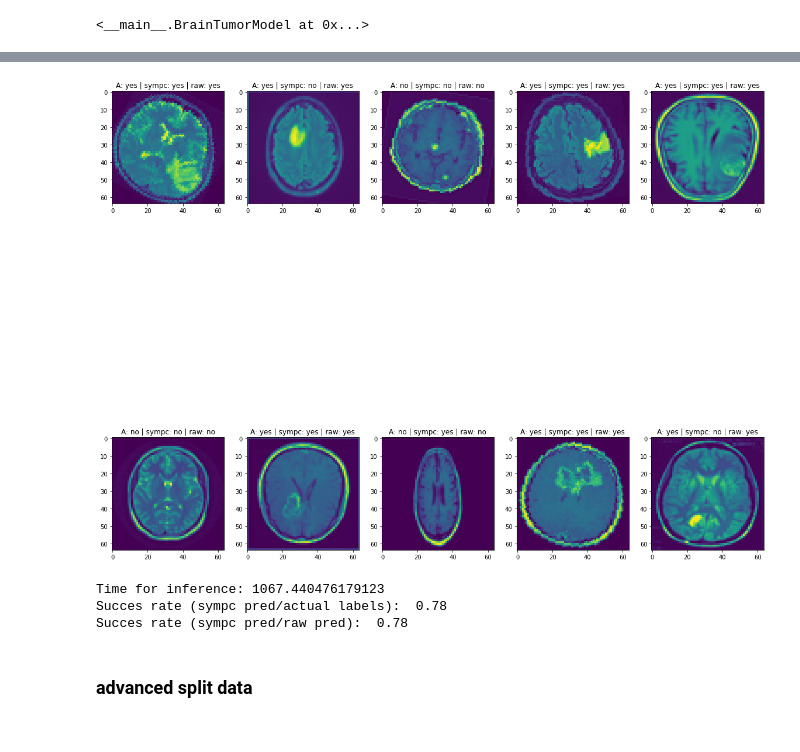
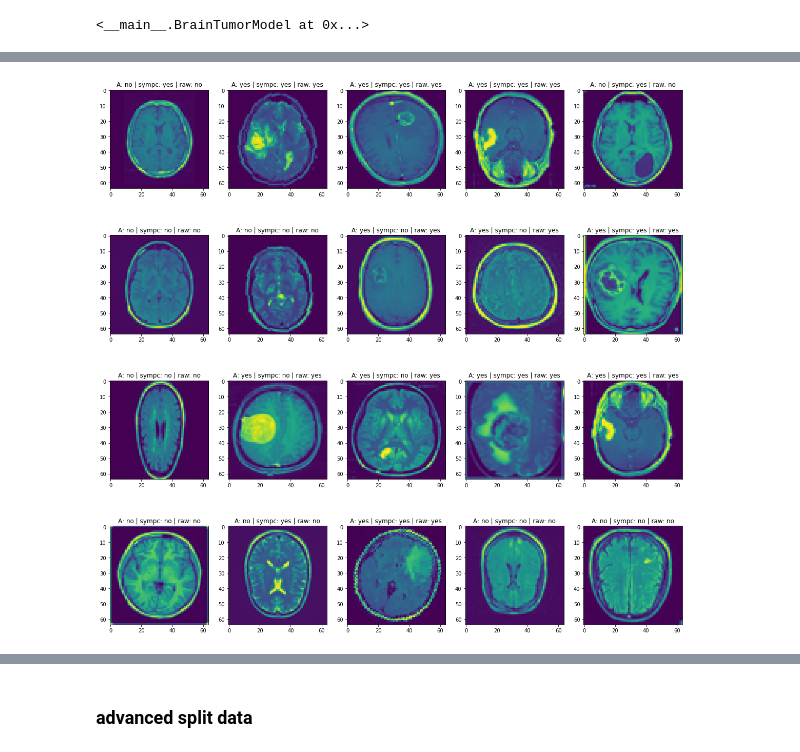
Before and after one commit to ol-msc/ppdm_ml, a Jupyter notebook: notebooks/smpc/cnn_braintumor/brain_tumor_v2.ipynb, the cells around one changed output, grey strips where cells are left out. Saved outputs shown, nothing was run; the diff lists cells and outputs as text; code cells hidden in the pictures.

Commit message:
good inference results

```diff
--- a/notebooks/smpc/cnn_braintumor/brain_tumor_v2.ipynb
+++ b/notebooks/smpc/cnn_braintumor/brain_tumor_v2.ipynb
@@ -409,7 +424,7 @@ SessionManager.setup_mpc(session)
 ptrs = []
 labels = []
 for i, (img, lbl) in enumerate(plot_loader):
-    if i == 10: break
+    if i == 20: break
     img_f = img.type(torch.float32)
     ptrs.append(MPCTensor(secret=img_f,session=session, requires_grad=True))
     labels.append(lbl)
@@ -597,24 +595,25 @@ plain text results: tensor([[ 249.3533, -258.7877]])
 # %%
 fig = plt.figure(figsize=(20,20))
 iter_loader = iter(plot_loader)
 succes_sympc_overal = 0
 succes_sympc_raw = 0
-for i in range(10):
+for i in range(20):
     img, label = next(iter_loader)
     pred = results[i]
     raw_pred = raw_predictions[i]
     target = labels[i]
     pred = torch.argmax(pred, dim=1)
-    plt.subplot(2,5,i+1)
+    plt.subplot(4,5,i+1)
     plt.imshow(img[0][0])
     plt.title(f"A: {mapping[target.detach().item()]} | " +
               f"sympc: {mapping[pred.detach().item()]} | " +
               f"raw: {mapping[raw_pred.detach().item()]}")
     if pred == label: succes_sympc_overal += 1
     if pred == raw_pred: succes_sympc_raw += 1
 
 plt.show()
 print(f"Time for inference: {end_time - start_time}")
 print(f"Succes rate (sympc pred/actual labels): {succes_sympc_overal/i: .2f}")
 print(f"Succes rate (sympc pred/raw pred): {succes_sympc_raw/i: .2f}")
 # %% [output]
+[figure, new version]
@@ -627,7 +623,3 @@ print(f"Succes rate (sympc pred/raw pred): {succes_sympc_raw/i: .2f}")
-[figure, old version]
-Time for inference: 1067.440476179123
-Succes rate (sympc pred/actual labels):  0.78
-Succes rate (sympc pred/raw pred):  0.78
 # %% [markdown]
 ### advanced split data
 # %%
```
Also changed, not shown: parts of 19 cells of this notebook.
